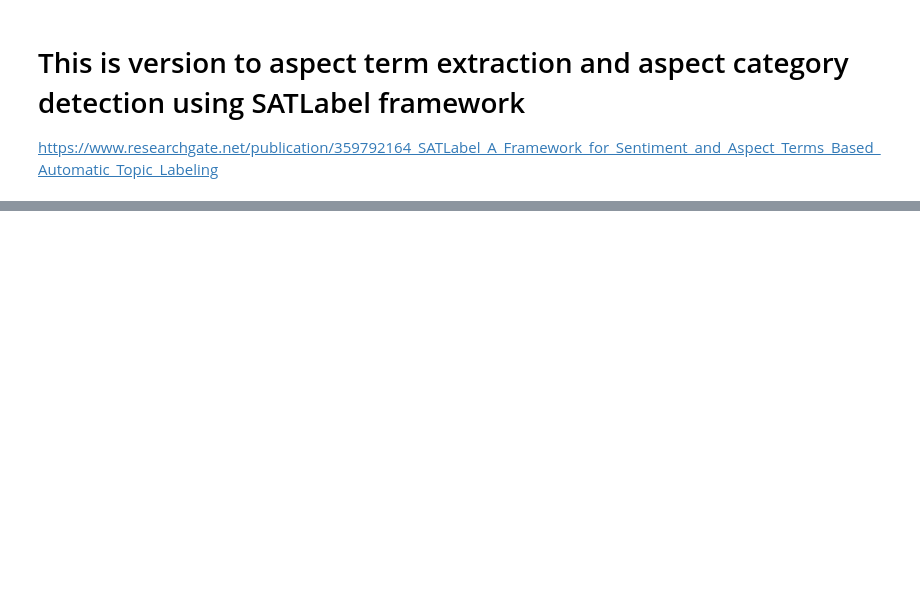
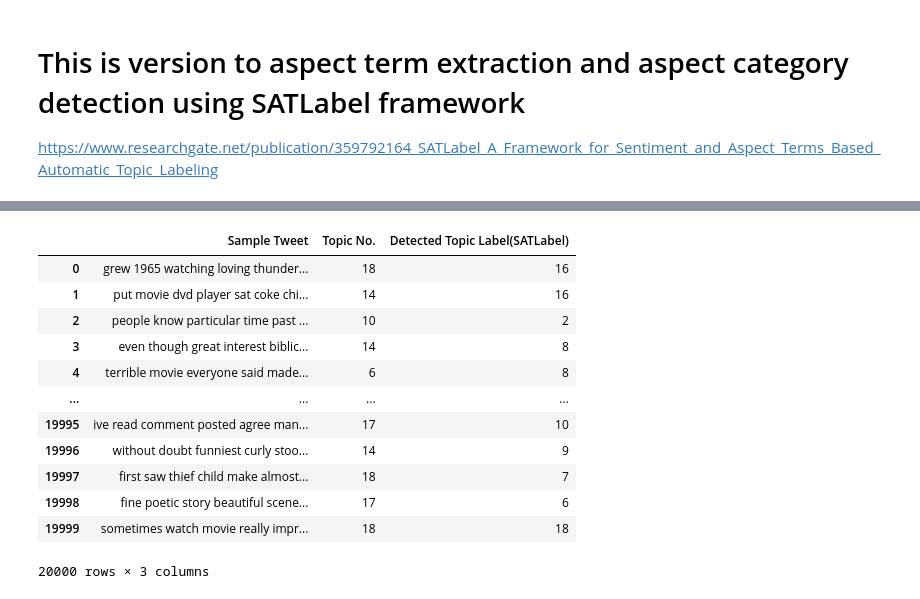
Before and after one commit to muftialroaz/movies-sentiment-analysis, a Jupyter notebook: ATE_ACD.ipynb, the cells around one changed output, grey strips where cells are left out. Cells and saved outputs as stored; diff of their text form; code cells hidden in the pictures; blank space fills up the shorter version.

```diff
--- a/ATE_ACD.ipynb
+++ b/ATE_ACD.ipynb
@@ -18,0 +174,9 @@ df.head()
+# %%
+# Tentukan istilah yang paling umum dalam klaster
+def top_unigrams(cluster):
+    counter = Counter(cluster)
+    # return counter.most_common(1)[0][0] if counter else ""
+    return [term for term, _ in counter.most_common(20)]
+
+sentiment_unigrams = [top_unigrams(cluster) for cluster in sentiment_clusters_by_topic]
+aspect_unigrams = [top_unigrams(cluster) for cluster in aspect_clusters_by_topic]
@@ -18,0 +223,6 @@ df.head()
+# %%
+# Label topik
+topic_labels = []
+tfidf_vectorizer = TfidfVectorizer()
+combined_terms = [" ".join(cluster) for cluster in sentiment_clusters_by_topic + aspect_clusters_by_topic]
+tfidf_matrix = tfidf_vectorizer.fit_transform(combined_terms)
@@ -18,0 +310,40 @@ df.head()
+# %%
+# Menentukan label untuk contoh tweet
+sample_results = []
+for tweet in tweets:
+    tokens = preprocess(tweet)
+    bow = dictionary.doc2bow(tokens)
+    topic_distribution = lda_model.get_document_topics(bow)
+    dominant_topic = max(topic_distribution, key=lambda x: x[1])[0]
+
+    sentiment_terms, aspect_terms = aspect_sentiment(tweet)
+    label_terms = " ".join(sentiment_terms + aspect_terms)
+    label_vector = tfidf_vectorizer.transform([label_terms]).toarray().flatten()
+
+    similarity = []
+    for i, (_, terms) in enumerate(topics):
+        topic_terms = " ".join([term.split('*')[1].strip('"') for term in terms.split('+')])
+        topic_vector = tfidf_vectorizer.transform([topic_terms]).toarray().flatten()
+        similarity.append((i, 1 - cosine(label_vector, topic_vector)))
+    best_match = max(similarity, key=lambda x: x[1])
+    detected_label = best_match[0]
+
+    sample_results.append((tweet, dominant_topic, detected_label))
+# %%
+# Buat tabel dengan pandas
+df_final = pd.DataFrame(sample_results, columns=["Sample Tweet", "Topic No.", "Detected Topic Label(SATLabel)"])
+df_final
+# %% [output]
+|  | Sample Tweet | Topic No. | Detected Topic Label(SATLabel) |
+| 0 | grew 1965 watching loving thunder... | 18 | 16 |
+| 1 | put movie dvd player sat coke chi... | 14 | 16 |
+| 2 | people know particular time past ... | 10 | 2 |
+| 3 | even though great interest biblic... | 14 | 8 |
+| 4 | terrible movie everyone said made... | 6 | 8 |
+| ... | ... | ... | ... |
+| 19995 | ive read comment posted agree man... | 17 | 10 |
+| 19996 | without doubt funniest curly stoo... | 14 | 9 |
+| 19997 | first saw thief child make almost... | 18 | 7 |
+| 19998 | fine poetic story beautiful scene... | 17 | 6 |
+| 19999 | sometimes watch movie really impr... | 18 | 18 |
+20000 rows × 3 columns
```
Also changed, not shown: parts of 23 cells of this notebook, 1 other file.
